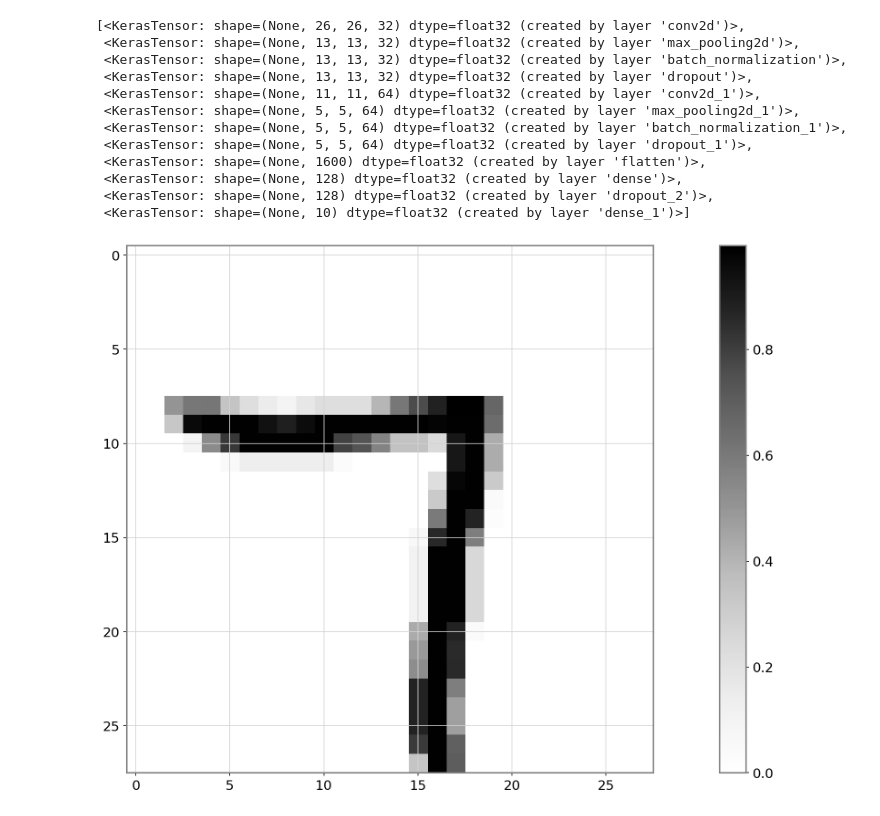
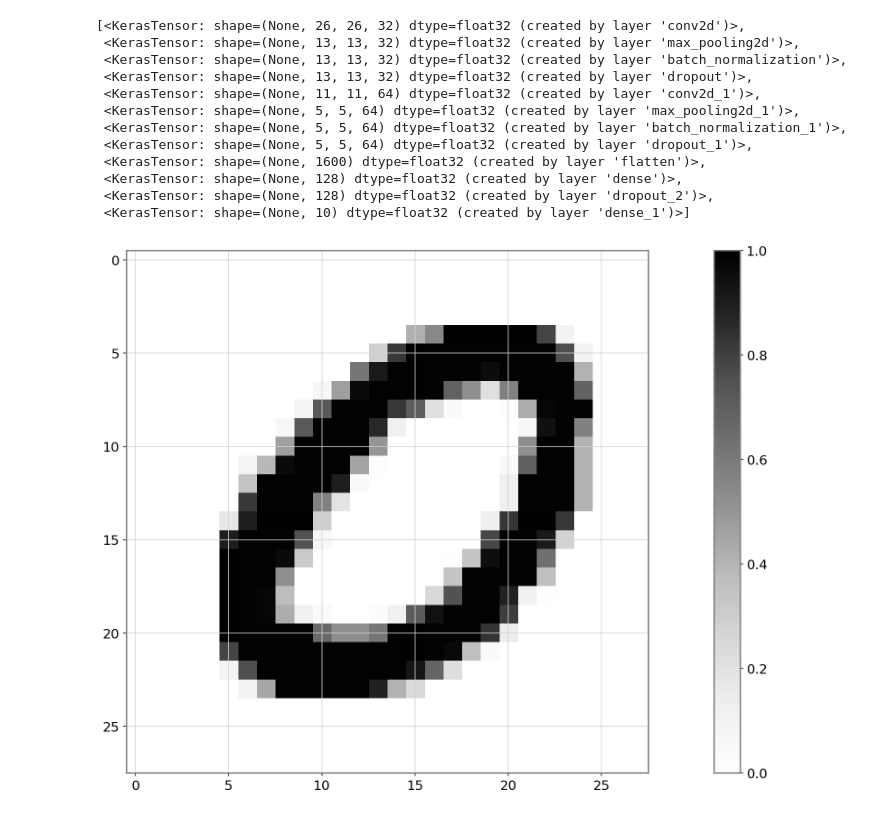
Before and after one commit to omid-sar/MNIST-Data--Digit-Recognizer-, a Jupyter notebook: notebooks/model_experients_results.ipynb, the cells around one changed output. Saved outputs shown, nothing was run; the diff lists cells and outputs as text; code cells hidden in the pictures.

```diff
--- a/notebooks/model_experients_results.ipynb
+++ b/notebooks/model_experients_results.ipynb
@@ -179,12 +179,12 @@ successive_outputs
  <KerasTensor: shape=(None, 128) dtype=float32 (created by layer 'dropout_2')>,
  <KerasTensor: shape=(None, 10) dtype=float32 (created by layer 'dense_1')>]
 # %%
-test_example = X_train[[9]]
+test_example = X_train[[12]]
 plt.imshow(test_example[0], cmap="Greys")
 plt.colorbar()
 plt.show()
 # %% [output]
-[figure, old version]
+[figure, new version]
 # %%
 successive_feature_maps = fm_model.predict(test_example)
 len(successive_feature_maps)  # 12 for 12 layers
```
Also changed, not shown: parts of 3 cells of this notebook.
